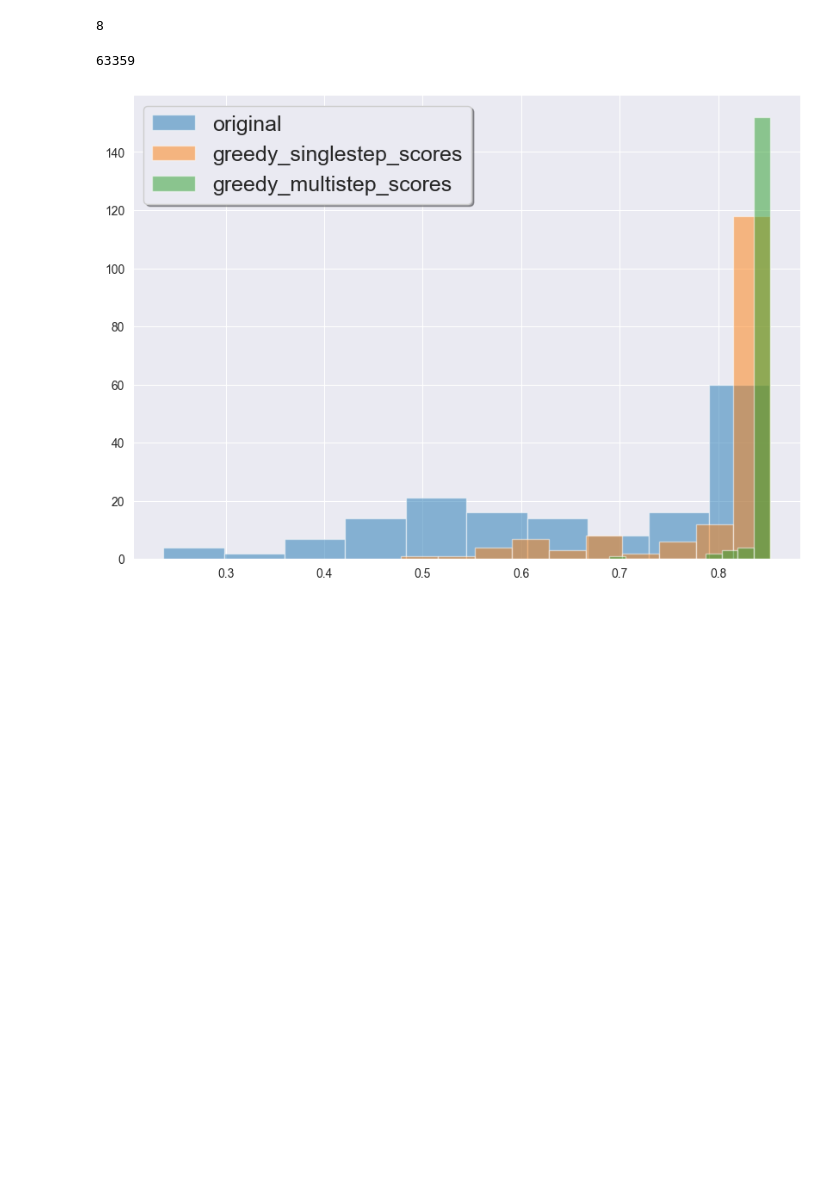
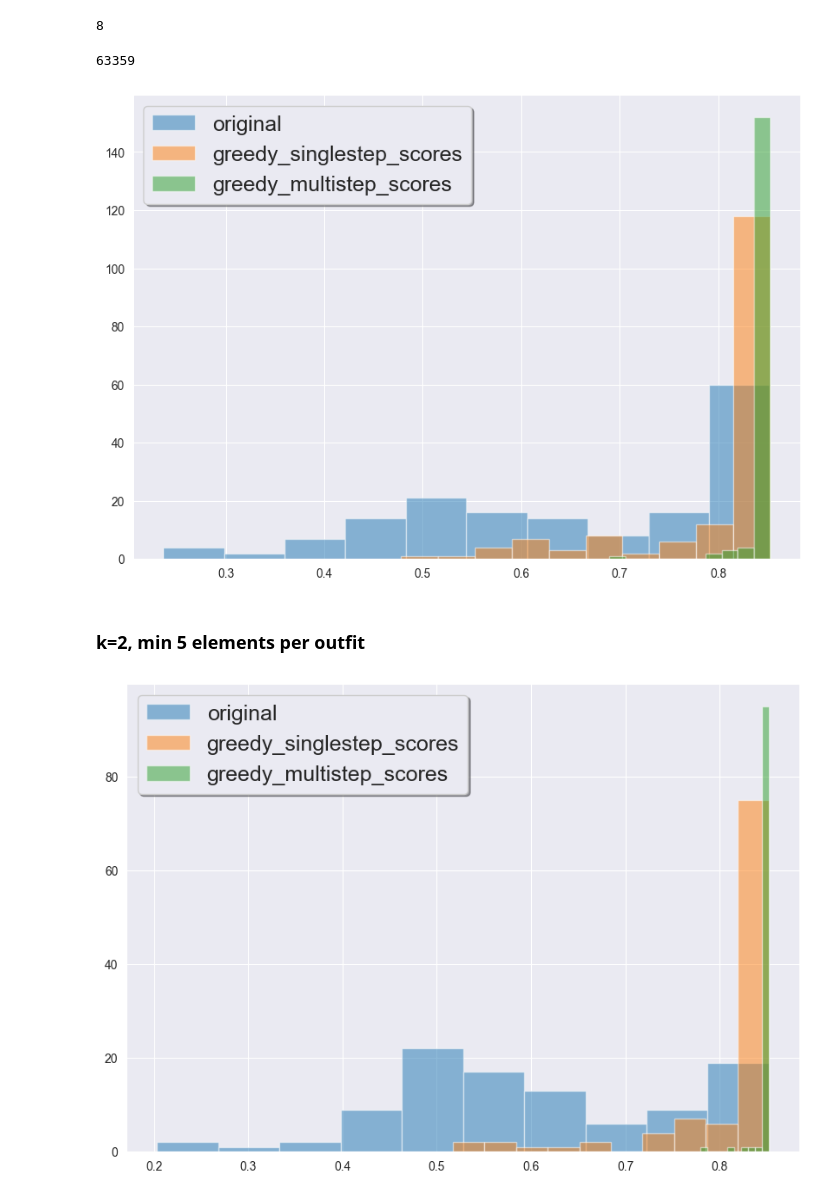
Before and after one commit to Wayfarer123/BS-Thesis, a Jupyter notebook: code/OutfitTransformerGreedy.ipynb, the cells around one changed output. Saved outputs shown, nothing was run; the diff lists cells and outputs as text; code cells hidden in the pictures; blank space fills up the shorter version.

```diff
--- a/code/OutfitTransformerGreedy.ipynb
+++ b/code/OutfitTransformerGreedy.ipynb
@@ -175,3 +206,48 @@ plt.show()
 # %%
 # with open("data/Re-PolyVore_greedy_results_min8_k2.json", "w", encoding="utf-8") as f:
 #         json.dump(results_min8_k2, f, indent=4)
+# %% [markdown]
+### k=2, min 5 elements per outfit
+# %%
+# outfits_at_least_5_subset100 = {key: elem for key, elem in list(outfits_at_least_5.items())[:100]}
+# results_min5_k2_subset100 = {}
+
+for key, outfit in tqdm(list(outfits_at_least_5_subset100.items())):
+    if results_min5_k2_subset100.get(key) is None:
+        results_min5_k2_subset100.update({key: {"original": get_outfit_score(outfit['items'])}})
+
+    if results_min5_k2_subset100[key].get("greedy_singlestep") is None and results_min5_k2_subset100[key].get("greedy_multistep") is None:
+        single_score, multi_score = get_top_k_greedy_single_and_multistep_score(outfit, k=2)
+        results_min5_k2_subset100[key].update({"greedy_singlestep": single_score,
+                                               "greedy_multistep": multi_score})
+
+    if results_min5_k2_subset100[key].get("greedy_singlestep") is None:
+         results_min5_k2_subset100[key].update({"greedy_singlestep": get_top_k_greedy_singlestep_score(outfit, k=2)})
+
+    if results_min5_k2_subset100[key].get("greedy_multistep") is None:
+         results_min5_k2_subset100[key].update({"greedy_multistep": get_top_k_greedy_multistep_score(outfit, k=2)})
+# %%
+original_scores = []
+greedy_singlestep_scores = []
+greedy_multistep_scores = []
+
+for key, res_dict in results_min5_k2_subset100.items():
+    original_scores.append(res_dict["original"])
+    greedy_singlestep_scores.append(res_dict["greedy_singlestep"])
+    greedy_multistep_scores.append(res_dict["greedy_multistep"])
+
+original_scores, greedy_singlestep_scores, greedy_multistep_scores = \
+    np.array(original_scores), np.array(greedy_singlestep_scores), np.array(greedy_multistep_scores)
+
+
+plt.figure(figsize=(10, 7))
+
+plt.hist(original_scores, bins=10, alpha=0.5, label="original")
+plt.hist(greedy_singlestep_scores, bins=10, alpha=0.5, label="greedy_singlestep_scores")
+plt.hist(greedy_multistep_scores, bins=10, alpha=0.5, label="greedy_multistep_scores")
+
+
+plt.legend(fontsize=18, shadow=True)
+plt.show()
+# %% [output]
+[figure, added]
```
Also changed, not shown: parts of 6 cells of this notebook.
